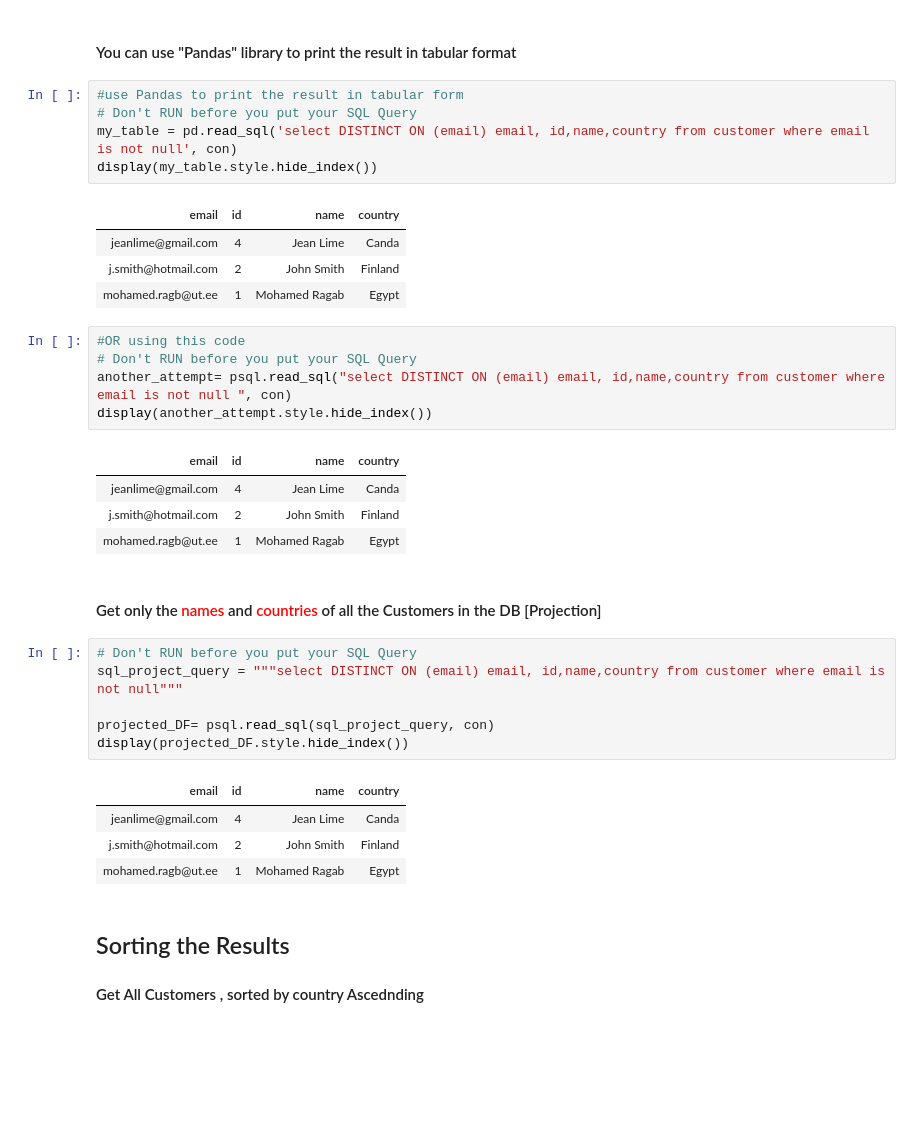
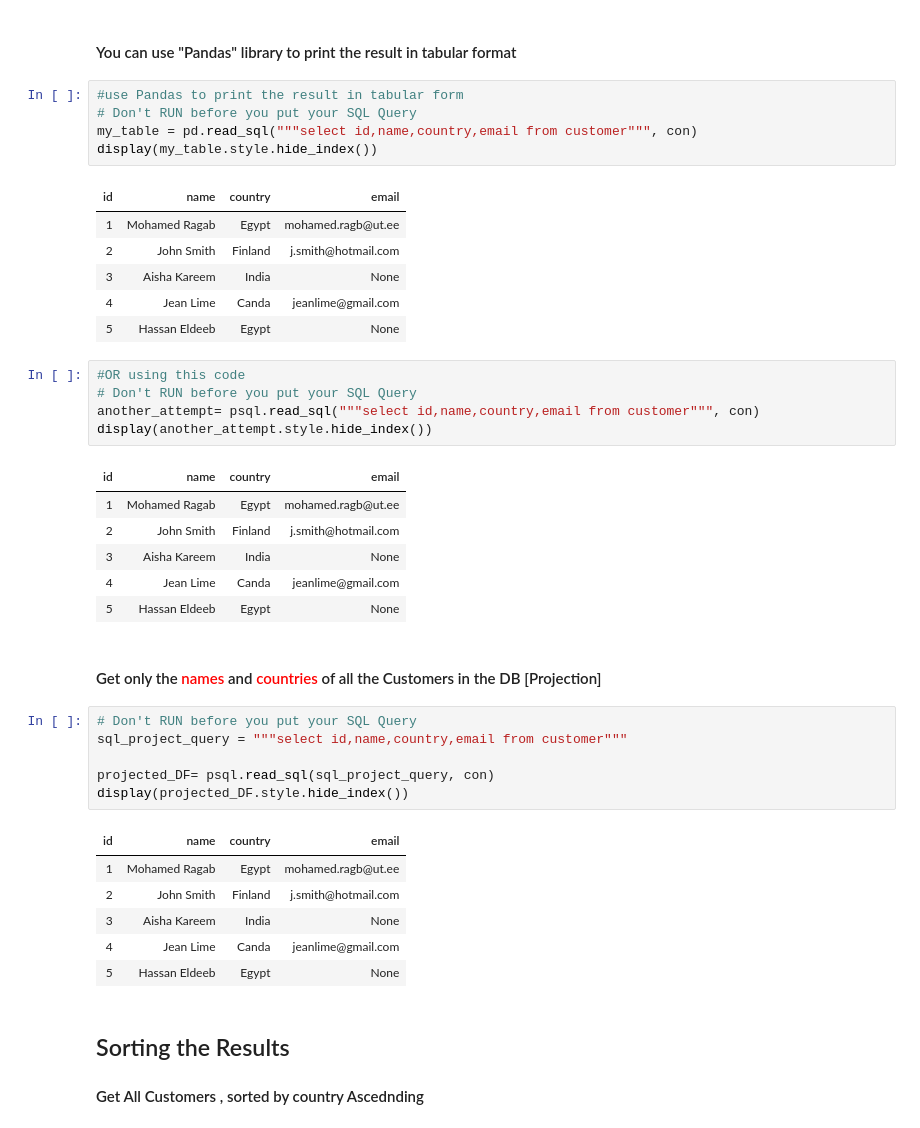
Before and after one commit to haicheviet/dataeng-course-1, a Jupyter notebook: homework_postgres/PostgreSQL-Students.ipynb, the cells around one changed output. Saved outputs shown, nothing was run; the diff lists cells and outputs as text; blank space fills up the shorter version.

```diff
--- a/homework_postgres/PostgreSQL-Students.ipynb
+++ b/homework_postgres/PostgreSQL-Students.ipynb
@@ -340,36 +334,42 @@ Email =  mohamed.ragb@ut.ee
 # %%
 #use Pandas to print the result in tabular form
 # Don't RUN before you put your SQL Query
-my_table = pd.read_sql('select DISTINCT ON (email) email, id,name,country from customer where email is not null', con)
+my_table = pd.read_sql("""select id,name,country,email from customer""", con)
 display(my_table.style.hide_index())
 # %% [output]
-| email | id | name | country |
-| jeanlime@gmail.com | 4 | Jean Lime | Canda |
-| j.smith@hotmail.com | 2 | John Smith | Finland |
-| mohamed.ragb@ut.ee | 1 | Mohamed Ragab | Egypt |
+| id | name | country | email |
+| 1 | Mohamed Ragab | Egypt | mohamed.ragb@ut.ee |
+| 2 | John Smith | Finland | j.smith@hotmail.com |
+| 3 | Aisha Kareem | India | None |
+| 4 | Jean Lime | Canda | jeanlime@gmail.com |
+| 5 | Hassan Eldeeb | Egypt | None |
 # %%
 #OR using this code
 # Don't RUN before you put your SQL Query
-another_attempt= psql.read_sql("select DISTINCT ON (email) email, id,name,country from customer where email is not null ", con)
+another_attempt= psql.read_sql("""select id,name,country,email from customer""", con)
 display(another_attempt.style.hide_index())
 # %% [output]
-| email | id | name | country |
-| jeanlime@gmail.com | 4 | Jean Lime | Canda |
-| j.smith@hotmail.com | 2 | John Smith | Finland |
-| mohamed.ragb@ut.ee | 1 | Mohamed Ragab | Egypt |
+| id | name | country | email |
+| 1 | Mohamed Ragab | Egypt | mohamed.ragb@ut.ee |
+| 2 | John Smith | Finland | j.smith@hotmail.com |
+| 3 | Aisha Kareem | India | None |
+| 4 | Jean Lime | Canda | jeanlime@gmail.com |
+| 5 | Hassan Eldeeb | Egypt | None |
 # %% [markdown]
 #### Get only the <font color='red'>names</font>  and <font color='red'>countries</font> of all the Customers in the DB [Projection]
 # %%
 # Don't RUN before you put your SQL Query
-sql_project_query = """select DISTINCT ON (email) email, id,name,country from customer where email is not null"""
+sql_project_query = """select id,name,country,email from customer"""
 
 projected_DF= psql.read_sql(sql_project_query, con)
 display(projected_DF.style.hide_index())
 # %% [output]
-| email | id | name | country |
-| jeanlime@gmail.com | 4 | Jean Lime | Canda |
-| j.smith@hotmail.com | 2 | John Smith | Finland |
-| mohamed.ragb@ut.ee | 1 | Mohamed Ragab | Egypt |
+| id | name | country | email |
+| 1 | Mohamed Ragab | Egypt | mohamed.ragb@ut.ee |
+| 2 | John Smith | Finland | j.smith@hotmail.com |
+| 3 | Aisha Kareem | India | None |
+| 4 | Jean Lime | Canda | jeanlime@gmail.com |
+| 5 | Hassan Eldeeb | Egypt | None |
 # %% [markdown]
 ## Sorting the Results
 
```
Also changed, not shown: parts of 31 cells of this notebook, 1 other file.
